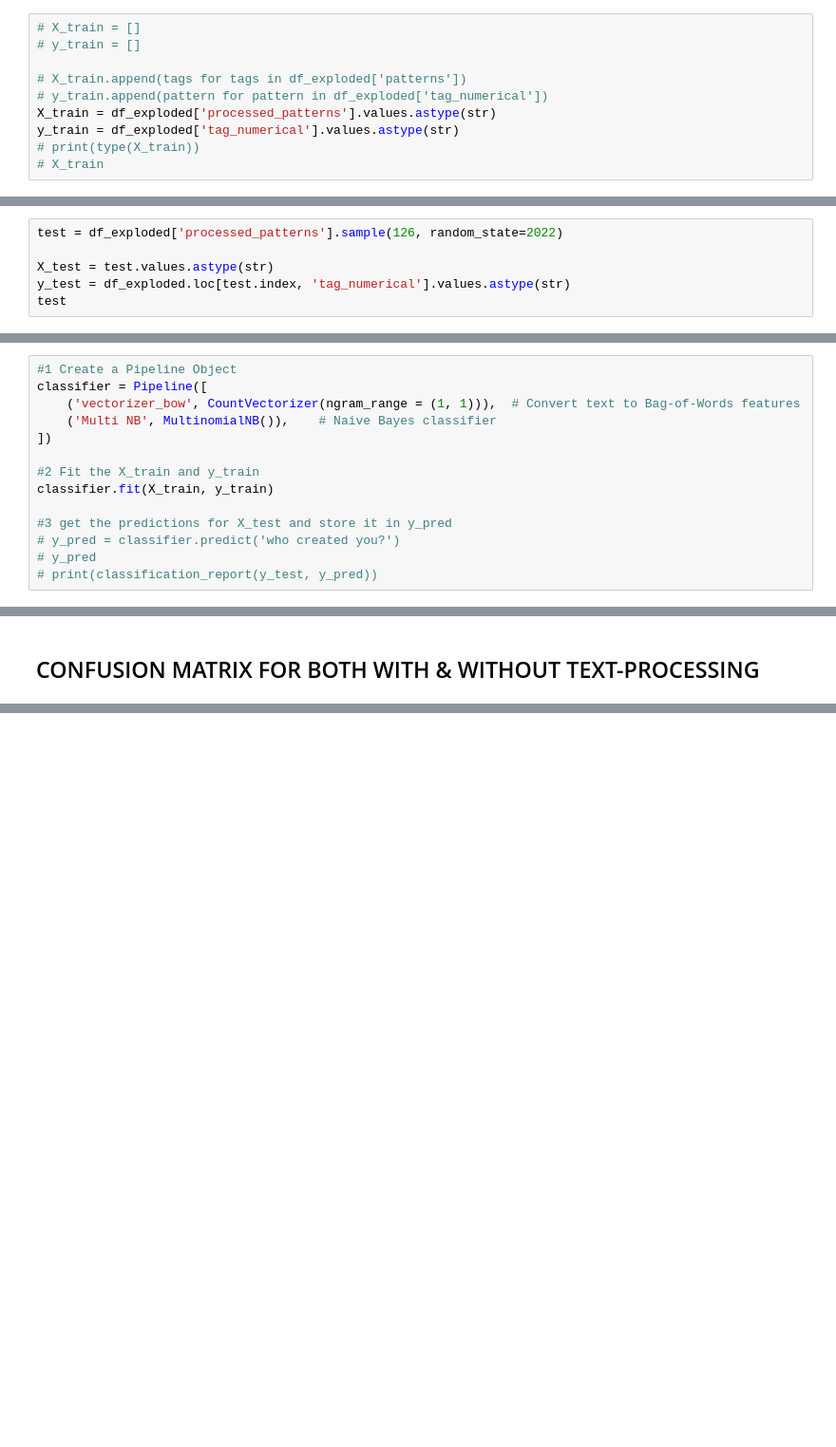
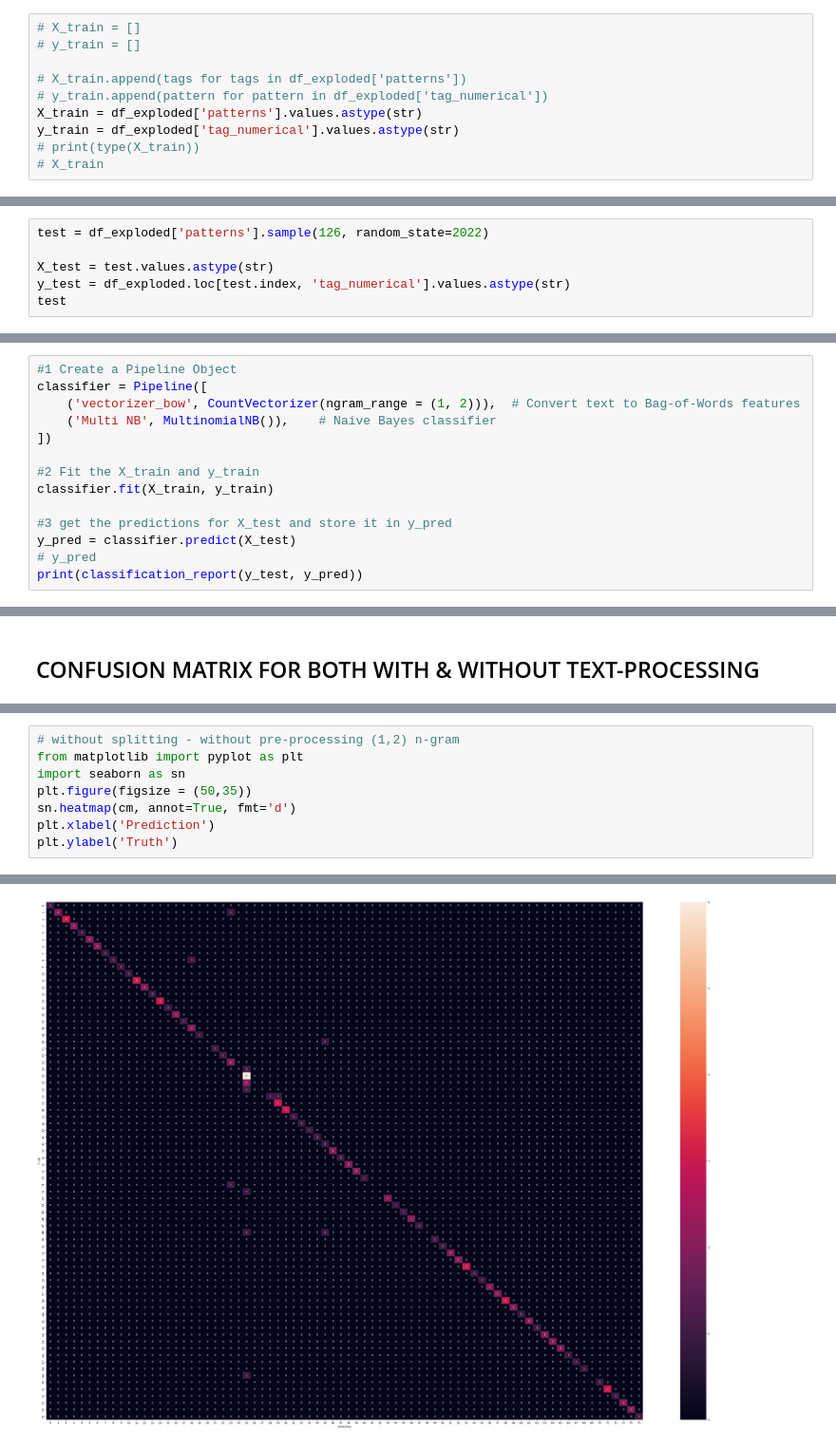
Before and after one commit to D3struf/Chatbot-using-Naive-Bayes-Algorithm, a Jupyter notebook: spacy-try.ipynb, the cells around one changed output, grey strips where cells are left out. Shown at 95% size. Cells and saved outputs as stored; diff of their text form; blank space fills up the shorter version.

```diff
--- a/spacy-try.ipynb
+++ b/spacy-try.ipynb
@@ -784,7 +784,7 @@ df_exploded
 
 # X_train.append(tags for tags in df_exploded['patterns'])
 # y_train.append(pattern for pattern in df_exploded['tag_numerical'])
-X_train = df_exploded['processed_patterns'].values.astype(str)
+X_train = df_exploded['patterns'].values.astype(str)
 y_train = df_exploded['tag_numerical'].values.astype(str)
 # print(type(X_train))
 # X_train
@@ -802,7 +802,7 @@ X Train:  ['goodbye' 'Bye' 'later' ...
 Y Train:  ['0' '0' '0' ... '125' '125' '125']
 <class 'numpy.ndarray'>
 # %%
-test = df_exploded['processed_patterns'].sample(126, random_state=2022)
+test = df_exploded['patterns'].sample(126, random_state=2022)
 
 X_test = test.values.astype(str)
 y_test = df_exploded.loc[test.index, 'tag_numerical'].values.astype(str)
@@ -862,7 +867,7 @@ array(['1', '34', '42', '84', '119', '53', '125', '28', '1', '87', '62',
 # %%
 #1 Create a Pipeline Object
 classifier = Pipeline([
-    ('vectorizer_bow', CountVectorizer(ngram_range = (1, 1))),  # Convert text to Bag-of-Words features
+    ('vectorizer_bow', CountVectorizer(ngram_range = (1, 2))),  # Convert text to Bag-of-Words features
     ('Multi NB', MultinomialNB()),    # Naive Bayes classifier
 ])
 
@@ -870,7 +875,7 @@ classifier = Pipeline([
 classifier.fit(X_train, y_train)
 
 #3 get the predictions for X_test and store it in y_pred
-# y_pred = classifier.predict('who created you?')
+y_pred = classifier.predict(X_test)
 # y_pred
-# print(classification_report(y_test, y_pred))
+print(classification_report(y_test, y_pred))
 # %% [output]
@@ -1003,0 +1035,9 @@ Text(595.7222222222223, 0.5, 'Truth')
+# %%
+# without splitting - without pre-processing (1,2) n-gram
+from matplotlib import pyplot as plt
+import seaborn as sn
+plt.figure(figsize = (50,35))
+sn.heatmap(cm, annot=True, fmt='d')
+plt.xlabel('Prediction')
+plt.ylabel('Truth')
+# %% [output]
@@ -1003,0 +1045 @@ Text(595.7222222222223, 0.5, 'Truth')
+[figure, added]
```
Also changed, not shown: parts of 11 cells of this notebook, 7 other files.
